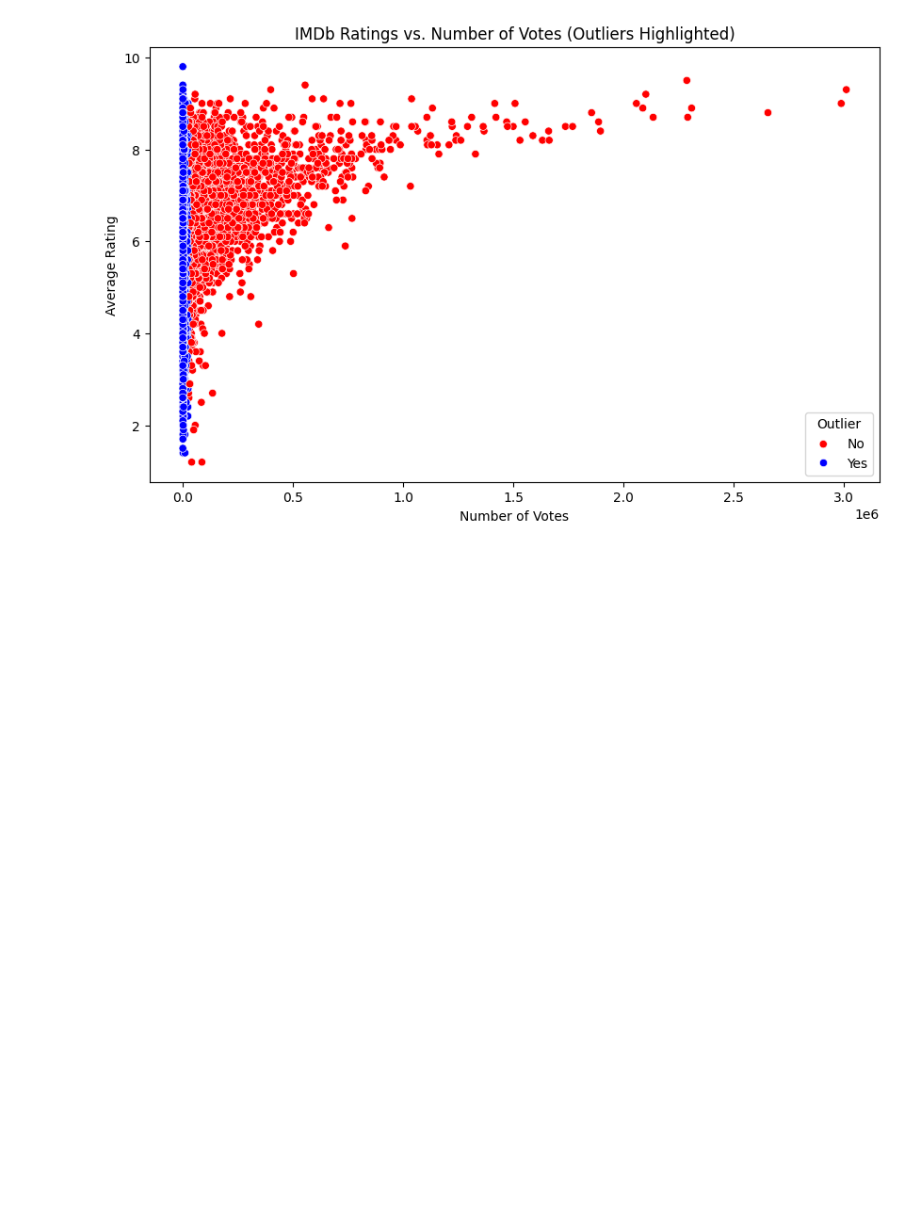
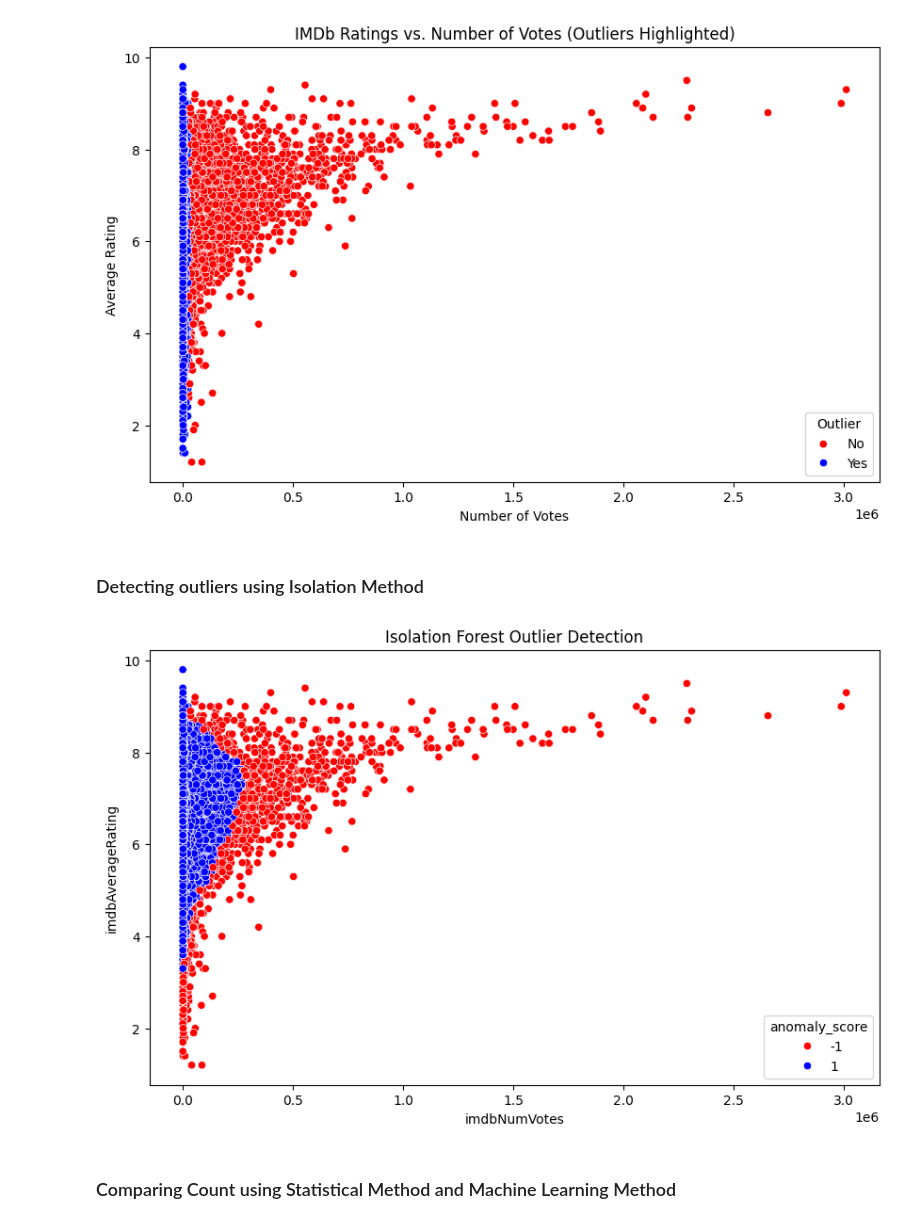
Before and after one commit to ThisIsJM/ML-task-2, a Jupyter notebook: main.ipynb, the cells around one changed output. Saved outputs shown, nothing was run; the diff lists cells and outputs as text; code cells hidden in the pictures; blank space fills up the shorter version.

```diff
--- a/main.ipynb
+++ b/main.ipynb
@@ -39,7 +38,7 @@ df = pd.read_csv("data.csv")
 df_numeric = df.select_dtypes(include='number')
 
 # Add the 'title' column to the numeric DataFrame
-df_numeric = pd.concat([df[['title']], df_numeric], axis=1)
+# df_numeric = pd.concat([df[['title']], df_numeric], axis=1)
 
 # Display dataset info and summary
 print(df.info())
@@ -192,3 +171,5 @@ plt.legend(title='Outlier', labels=['No', 'Yes'])
 plt.show()
 # %% [output]
 [figure]
+# %% [markdown]
+### Detecting outliers using Isolation Method
@@ -194,0 +178,16 @@ plt.show()
+# %%
+from sklearn.ensemble import IsolationForest
+
+df_iso_forest = df_numeric
+
+iso_forest = IsolationForest(contamination=0.05, random_state=42)
+df_iso_forest['anomaly_score'] = iso_forest.fit_predict(df_iso_forest[['imdbNumVotes', 'imdbAverageRating']])
+
+plt.figure(figsize=(10, 6))
+sns.scatterplot(data=df_iso_forest, x='imdbNumVotes', y='imdbAverageRating', hue='anomaly_score', palette=['red', 'blue'])
+plt.title('Isolation Forest Outlier Detection')
+plt.show()
+# %% [output]
+[figure, added]
+# %% [markdown]
+### Comparing Count using Statistical Method and Machine Learning Method
```
Also changed, not shown: parts of 13 cells of this notebook.
